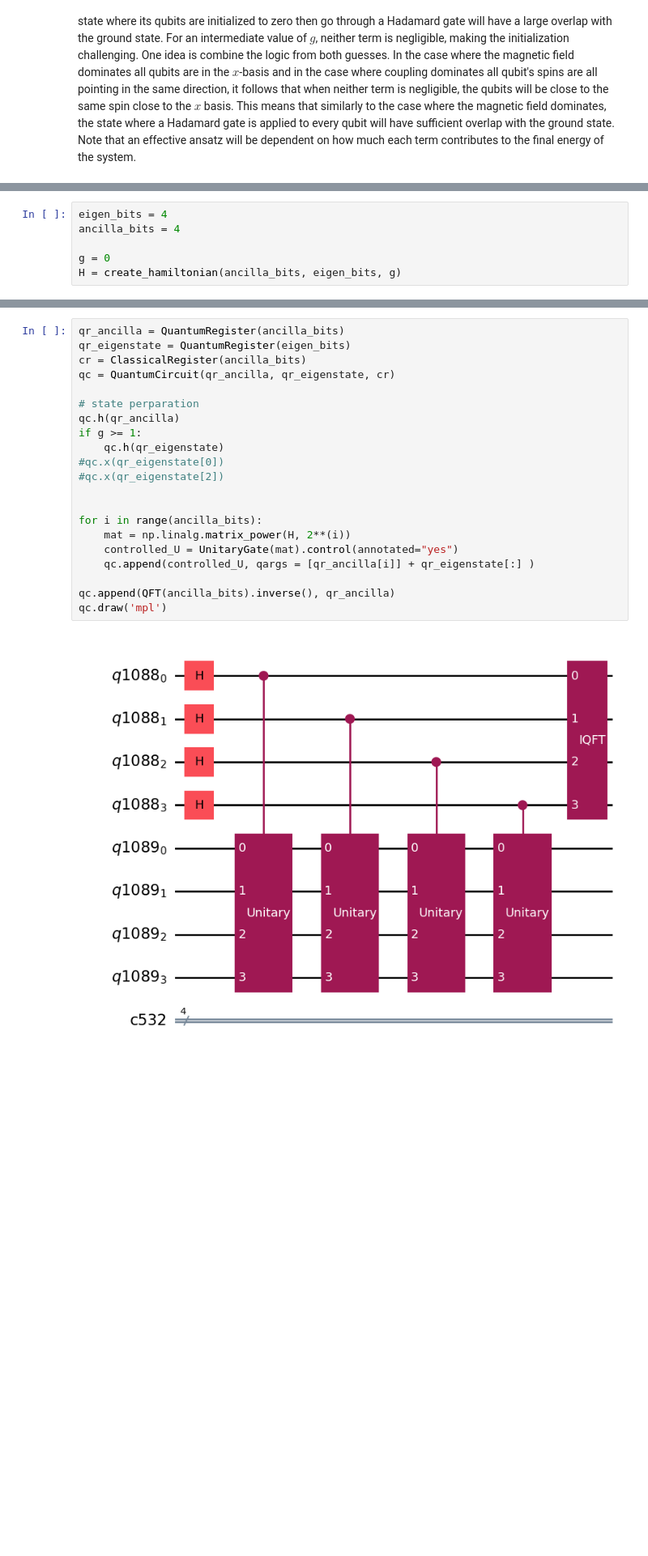
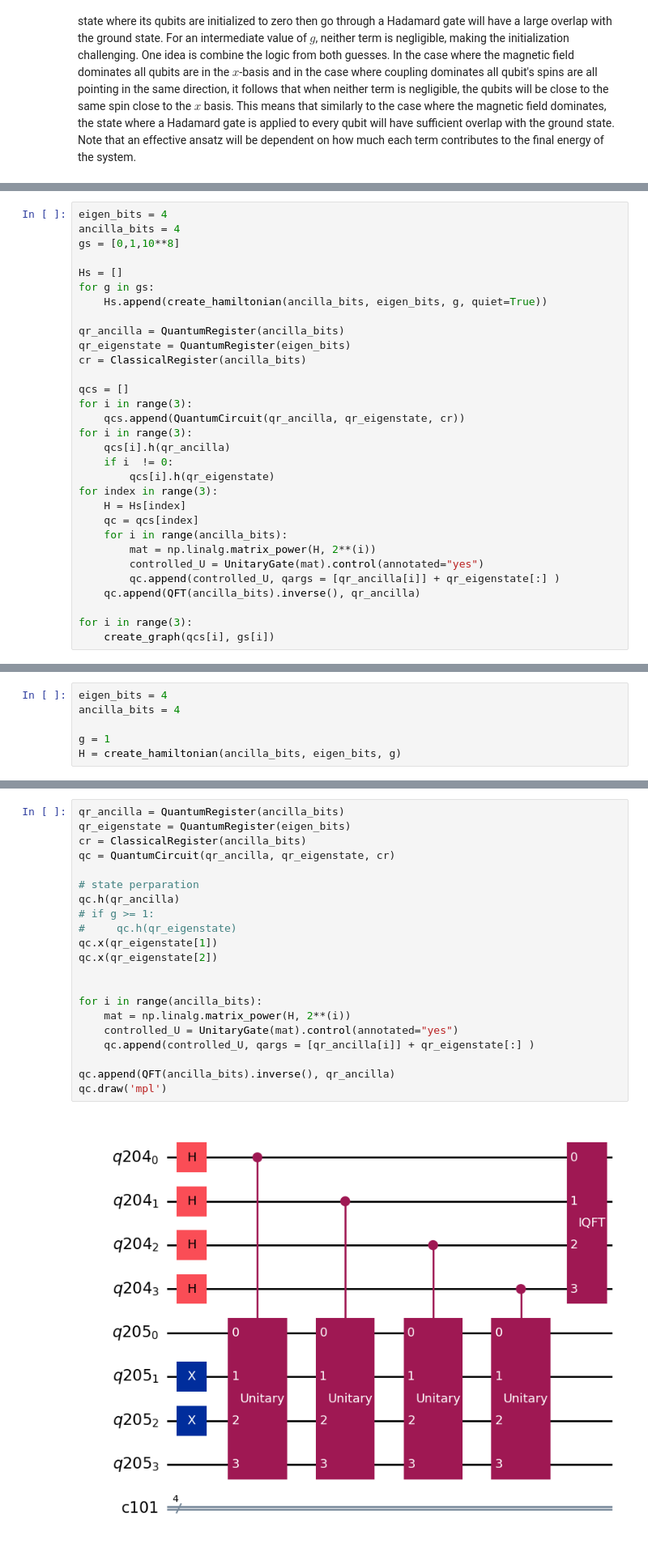
Before and after one commit to Quantum-Linear-Algebra/Intro-to-Quantum-Linear-Algebra, a Jupyter notebook: 7-Transverse_Field_Ising_Model.ipynb, the cells around one changed output, grey strips where cells are left out. Shown at 81% size. Cells and saved outputs as stored; diff of their text form; blank space fills up the shorter version.

```diff
--- a/7-Transverse_Field_Ising_Model.ipynb
+++ b/7-Transverse_Field_Ising_Model.ipynb
@@ -246 +249,32 @@ For QPE to converge stably, a sufficient condition is that the initial guess has
 We exemplify the simulation of the TFIM with QPE using a Qiskit emulator for system parameters $n=4$ and $g=0$, $g=1$, and $g=10^{8}$. Following the logic from previous section for the system where the coupling dominates ($g=0$) the qubits in the ansatz will be initialized each to the zero state, the system where the magnetic field dominates ($g=10^8$) every qubit in the ansatz will have a Hadamard gate applied to it, and the state where both terms are non-negligible ($g=1$) the qubits in the ansatz will have a Hadamard gate applied to them.
+# %%
+eigen_bits = 4
+ancilla_bits = 4
+gs = [0,1,10**8]
+
+Hs = []
+for g in gs:
+    Hs.append(create_hamiltonian(ancilla_bits, eigen_bits, g, quiet=True))
+
+qr_ancilla = QuantumRegister(ancilla_bits)
+qr_eigenstate = QuantumRegister(eigen_bits)
+cr = ClassicalRegister(ancilla_bits)
+
+qcs = []
+for i in range(3):
+    qcs.append(QuantumCircuit(qr_ancilla, qr_eigenstate, cr))
+for i in range(3):
+    qcs[i].h(qr_ancilla)
+    if i  != 0:
+        qcs[i].h(qr_eigenstate)
+for index in range(3):
+    H = Hs[index]
+    qc = qcs[index]
+    for i in range(ancilla_bits):
+        mat = np.linalg.matrix_power(H, 2**(i))
+        controlled_U = UnitaryGate(mat).control(annotated="yes")
+        qc.append(controlled_U, qargs = [qr_ancilla[i]] + qr_eigenstate[:] )
+    qc.append(QFT(ancilla_bits).inverse(), qr_ancilla)
+
+for i in range(3):
+    create_graph(qcs[i], gs[i])
@@ -248,6 +292,6 @@ We exemplify the simulation of the TFIM with QPE using a Qiskit emulator for sys
 eigen_bits = 4
 ancilla_bits = 4
 
-g = 0
+g = 1
 H = create_hamiltonian(ancilla_bits, eigen_bits, g)
 # %% [output]
@@ -277,26 +323,26 @@ ANSATZ:
 # %%
 qr_ancilla = QuantumRegister(ancilla_bits)
 qr_eigenstate = QuantumRegister(eigen_bits)
 cr = ClassicalRegister(ancilla_bits)
 qc = QuantumCircuit(qr_ancilla, qr_eigenstate, cr)
 
 # state perparation
 qc.h(qr_ancilla)
-if g >= 1:
-    qc.h(qr_eigenstate)
-#qc.x(qr_eigenstate[0])
-#qc.x(qr_eigenstate[2])
+# if g >= 1:
+#     qc.h(qr_eigenstate)
+qc.x(qr_eigenstate[1])
+qc.x(qr_eigenstate[2])
 
 
 for i in range(ancilla_bits):
     mat = np.linalg.matrix_power(H, 2**(i))
     controlled_U = UnitaryGate(mat).control(annotated="yes")
     qc.append(controlled_U, qargs = [qr_ancilla[i]] + qr_eigenstate[:] )
 
 qc.append(QFT(ancilla_bits).inverse(), qr_ancilla)
 qc.draw('mpl')
 # %% [output]
-[figure, old version]
+[figure, new version]
 # %%
 create_graph(qc, g)
 # %% [output]
```
Also changed, not shown: parts of 14 cells of this notebook.
